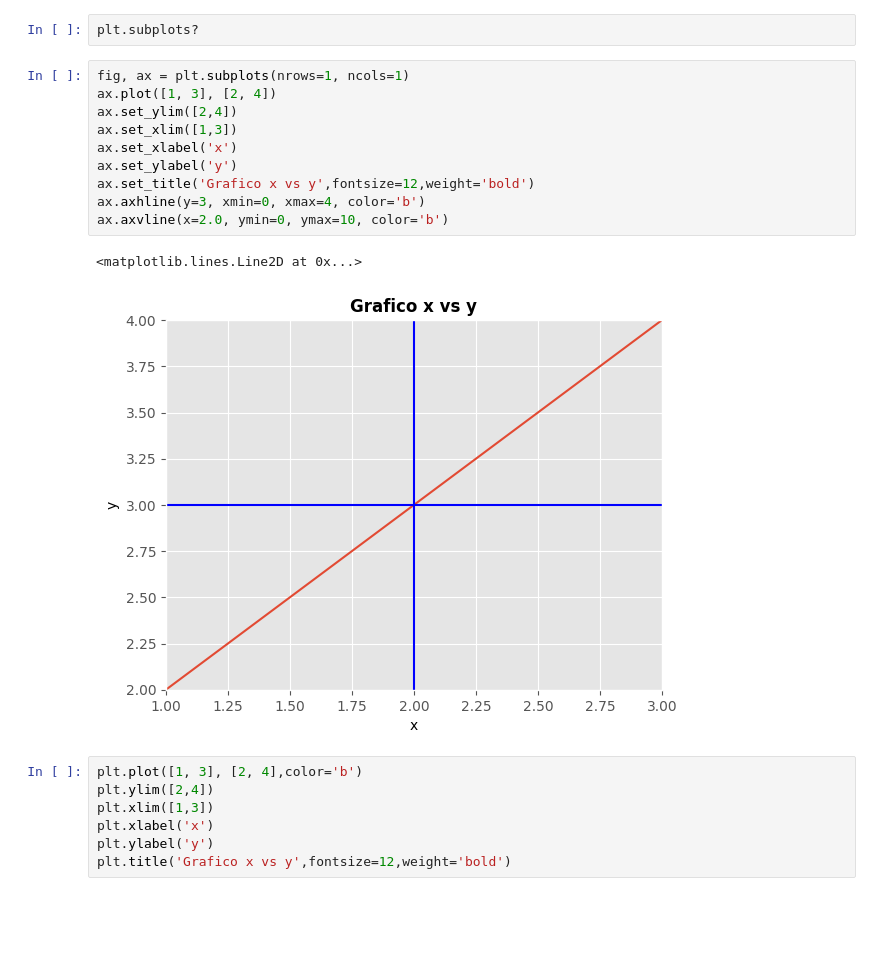
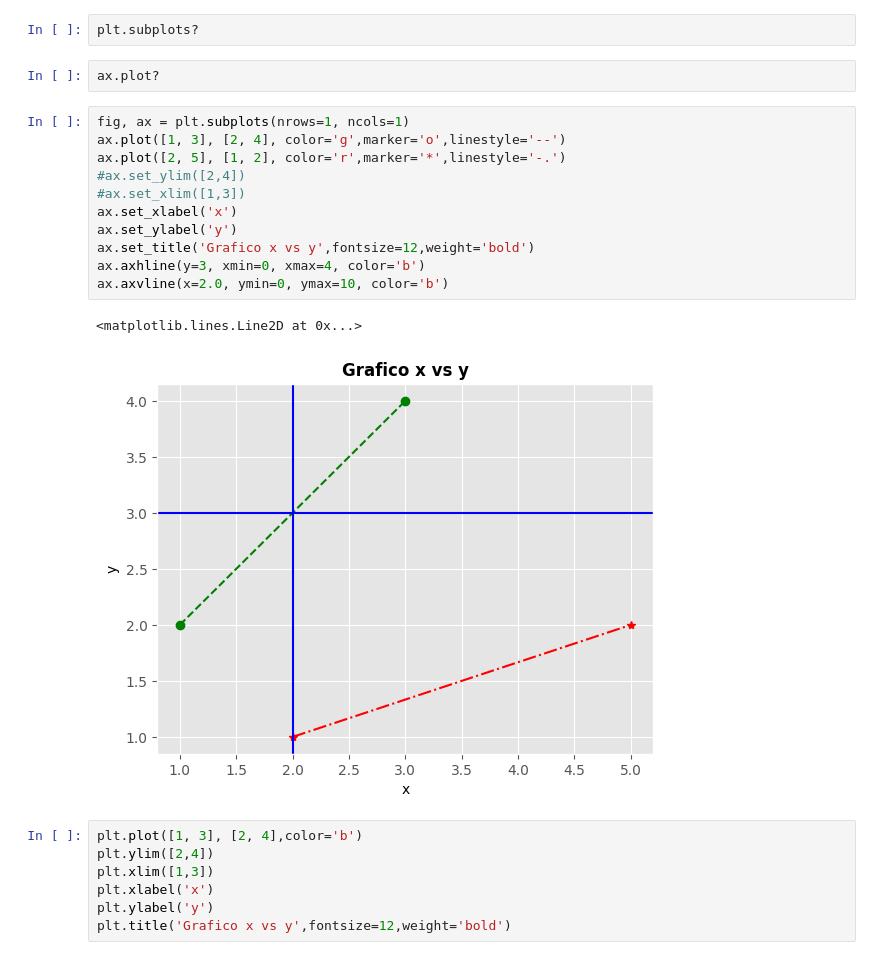
Before and after one commit to dfbustosus/Bootcamp-DS-2023-I, a Jupyter notebook: Clase 7- 23 Mar 2023/Clase_07- Parte I.ipynb, the cells around one changed output. Saved outputs shown, nothing was run; the diff lists cells and outputs as text; blank space fills up the shorter version.

```diff
--- a/Clase 7- 23 Mar 2023/Clase_07- Parte I.ipynb
+++ b/Clase 7- 23 Mar 2023/Clase_07- Parte I.ipynb
@@ -20,19 +20,22 @@ plt.plot([1, 3], [2, 4])
 [figure]
 # %%
 plt.subplots?
+# %%
+ax.plot?
 # %%
 fig, ax = plt.subplots(nrows=1, ncols=1)
-ax.plot([1, 3], [2, 4])
-ax.set_ylim([2,4])
-ax.set_xlim([1,3])
+ax.plot([1, 3], [2, 4], color='g',marker='o',linestyle='--')
+ax.plot([2, 5], [1, 2], color='r',marker='*',linestyle='-.')
+#ax.set_ylim([2,4])
+#ax.set_xlim([1,3])
 ax.set_xlabel('x')
 ax.set_ylabel('y')
 ax.set_title('Grafico x vs y',fontsize=12,weight='bold')
 ax.axhline(y=3, xmin=0, xmax=4, color='b')
 ax.axvline(x=2.0, ymin=0, ymax=10, color='b')
 # %% [output]
 <matplotlib.lines.Line2D at 0x...>
-[figure, old version]
+[figure, new version]
 # %%
 plt.plot([1, 3], [2, 4],color='b')
 plt.ylim([2,4])
```
Also changed, not shown: parts of 7 cells of this notebook, 3 other files.
